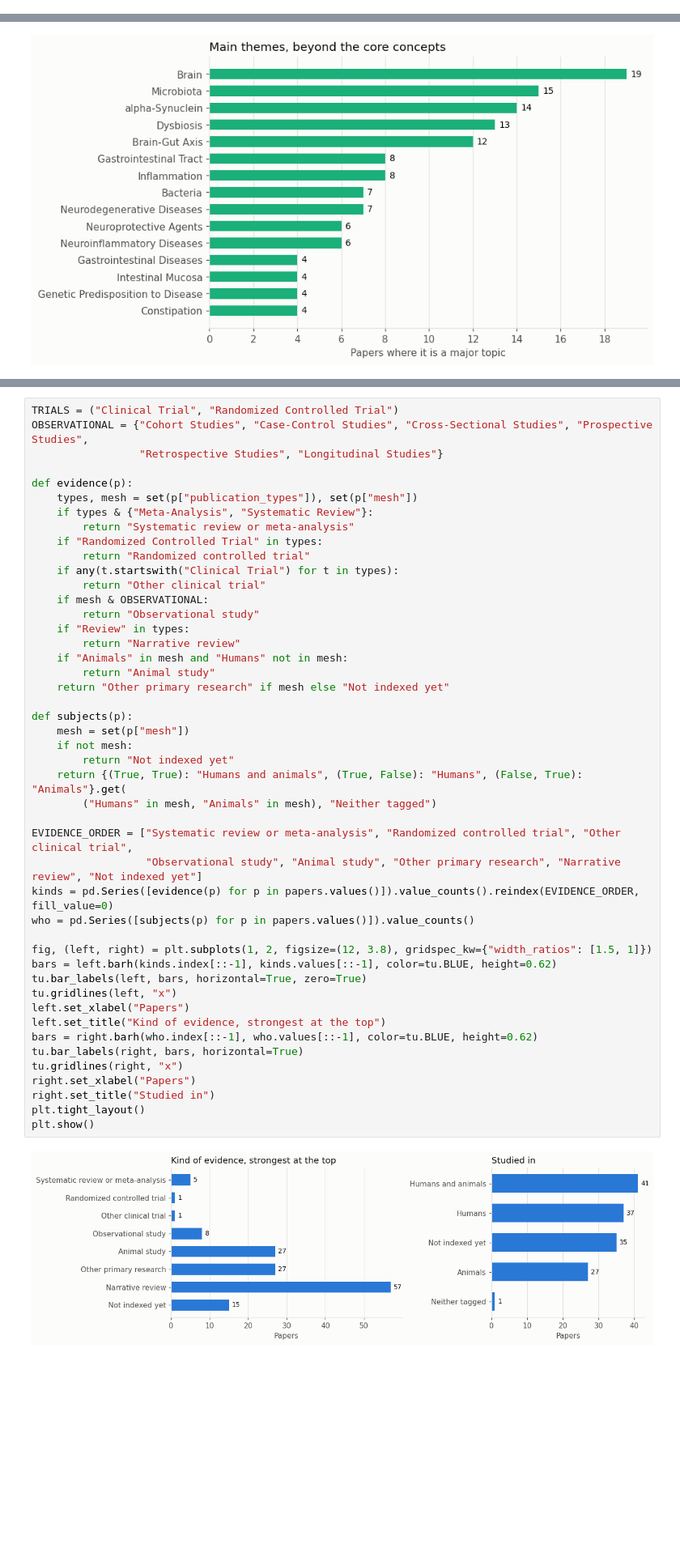
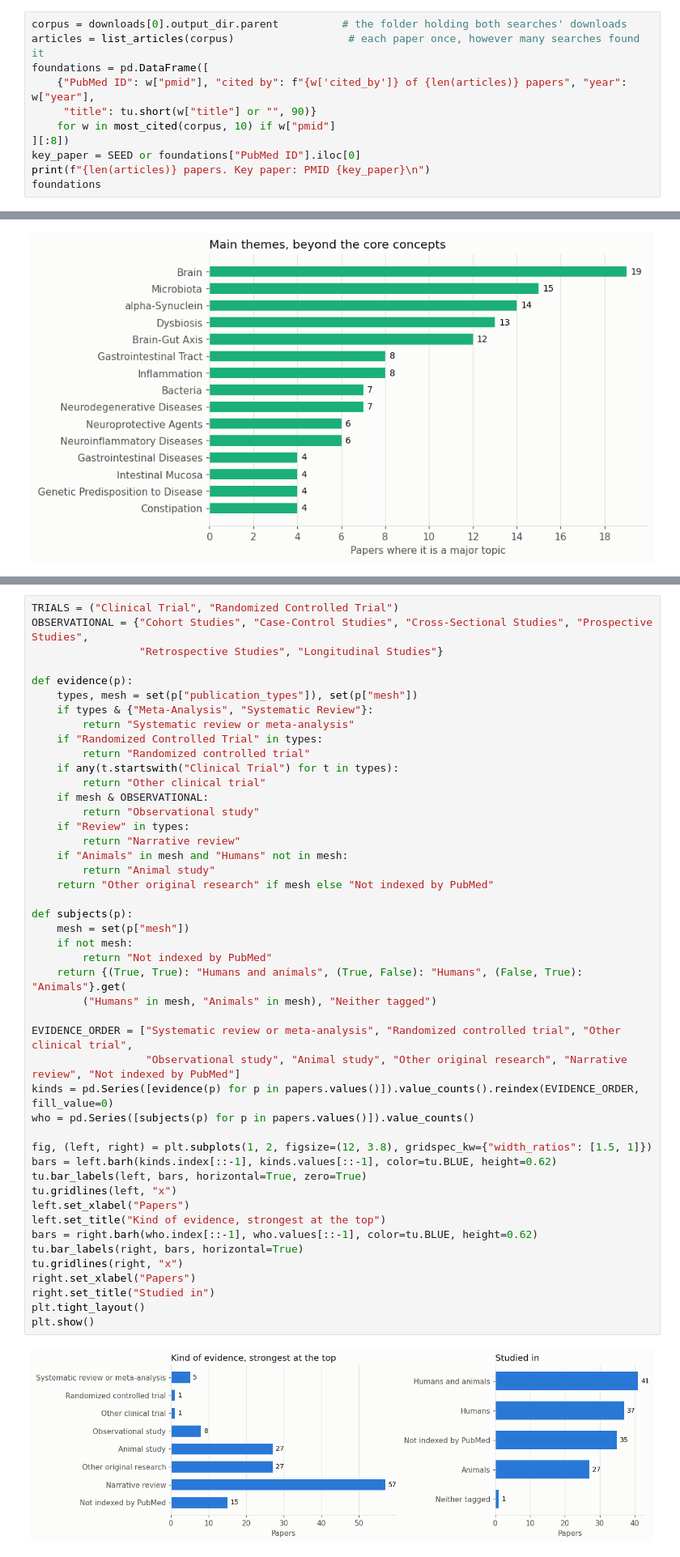
Before and after one commit to melhzy/pubmed-stream, a Jupyter notebook: tutorials/00_new_topic.ipynb, the cells around one changed output, grey strips where cells are left out. Shown at 81% size. Saved outputs shown, nothing was run; the diff lists cells and outputs as text; blank space fills up the shorter version.

```diff
--- a/tutorials/00_new_topic.ipynb
+++ b/tutorials/00_new_topic.ipynb
@@ -183,0 +149,11 @@ foundations
+# %%
+corpus = downloads[0].output_dir.parent          # the folder holding both searches' downloads
+articles = list_articles(corpus)                  # each paper once, however many searches found it
+foundations = pd.DataFrame([
+    {"PubMed ID": w["pmid"], "cited by": f"{w['cited_by']} of {len(articles)} papers", "year": w["year"],
+     "title": tu.short(w["title"] or "", 90)}
+    for w in most_cited(corpus, 10) if w["pmid"]
+][:8])
+key_paper = SEED or foundations["PubMed ID"].iloc[0]
+print(f"{len(articles)} papers. Key paper: PMID {key_paper}\n")
+foundations
@@ -278,37 +265,37 @@ def evidence(p):
         return "Observational study"
     if "Review" in types:
         return "Narrative review"
     if "Animals" in mesh and "Humans" not in mesh:
         return "Animal study"
-    return "Other primary research" if mesh else "Not indexed yet"
+    return "Other original research" if mesh else "Not indexed by PubMed"
 
 def subjects(p):
     mesh = set(p["mesh"])
     if not mesh:
-        return "Not indexed yet"
+        return "Not indexed by PubMed"
     return {(True, True): "Humans and animals", (True, False): "Humans", (False, True): "Animals"}.get(
         ("Humans" in mesh, "Animals" in mesh), "Neither tagged")
 
 EVIDENCE_ORDER = ["Systematic review or meta-analysis", "Randomized controlled trial", "Other clinical trial",
-                  "Observational study", "Animal study", "Other primary research", "Narrative review", "Not indexed yet"]
+                  "Observational study", "Animal study", "Other original research", "Narrative review", "Not indexed by PubMed"]
 kinds = pd.Series([evidence(p) for p in papers.values()]).value_counts().reindex(EVIDENCE_ORDER, fill_value=0)
 who = pd.Series([subjects(p) for p in papers.values()]).value_counts()
 
 fig, (left, right) = plt.subplots(1, 2, figsize=(12, 3.8), gridspec_kw={"width_ratios": [1.5, 1]})
 bars = left.barh(kinds.index[::-1], kinds.values[::-1], color=tu.BLUE, height=0.62)
 tu.bar_labels(left, bars, horizontal=True, zero=True)
 tu.gridlines(left, "x")
 left.set_xlabel("Papers")
 left.set_title("Kind of evidence, strongest at the top")
 bars = right.barh(who.index[::-1], who.values[::-1], color=tu.BLUE, height=0.62)
 tu.bar_labels(right, bars, horizontal=True)
 tu.gridlines(right, "x")
 right.set_xlabel("Papers")
 right.set_title("Studied in")
 plt.tight_layout()
 plt.show()
 # %% [output]
-[figure, old version]
+[figure, new version]
 # %% [markdown]
 ### What should I read first?
 
```
Also changed, not shown: parts of 6 cells of this notebook, 22 other files.
